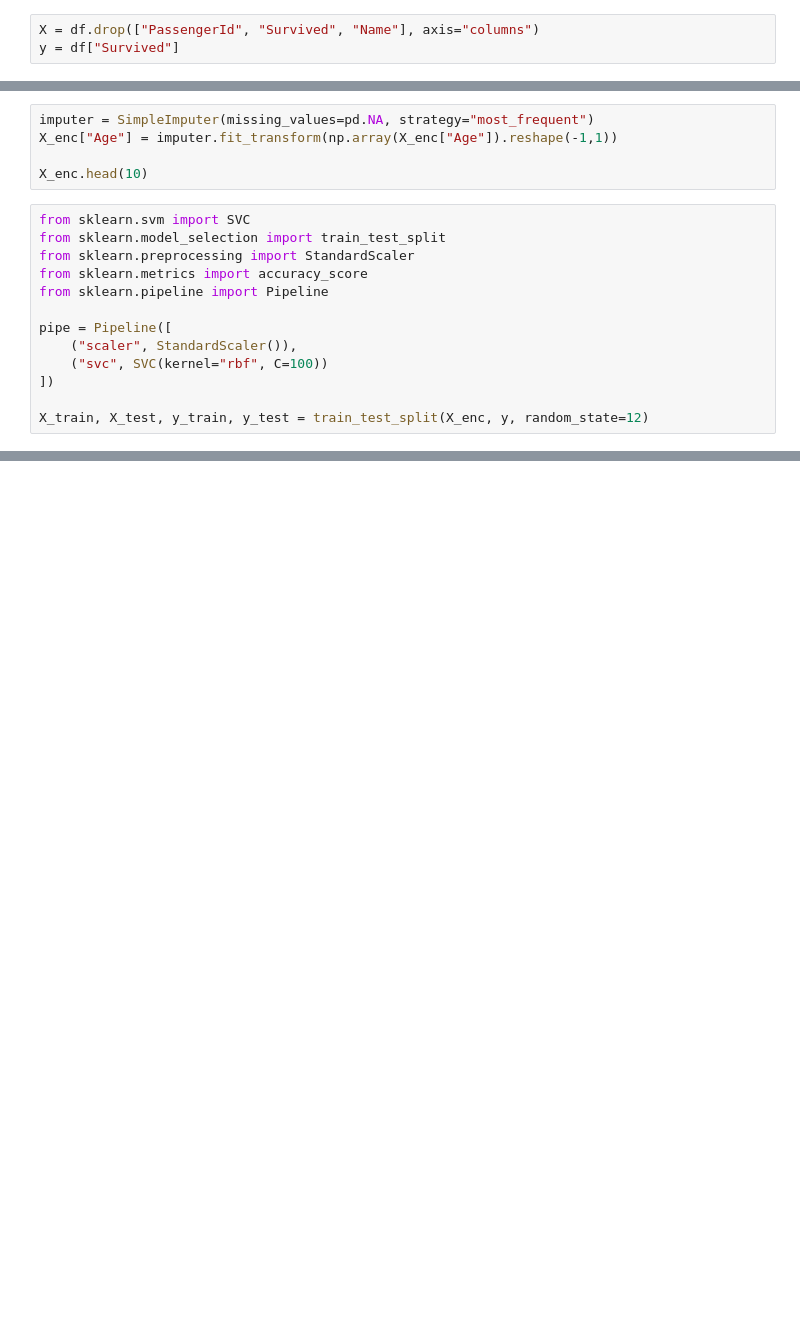
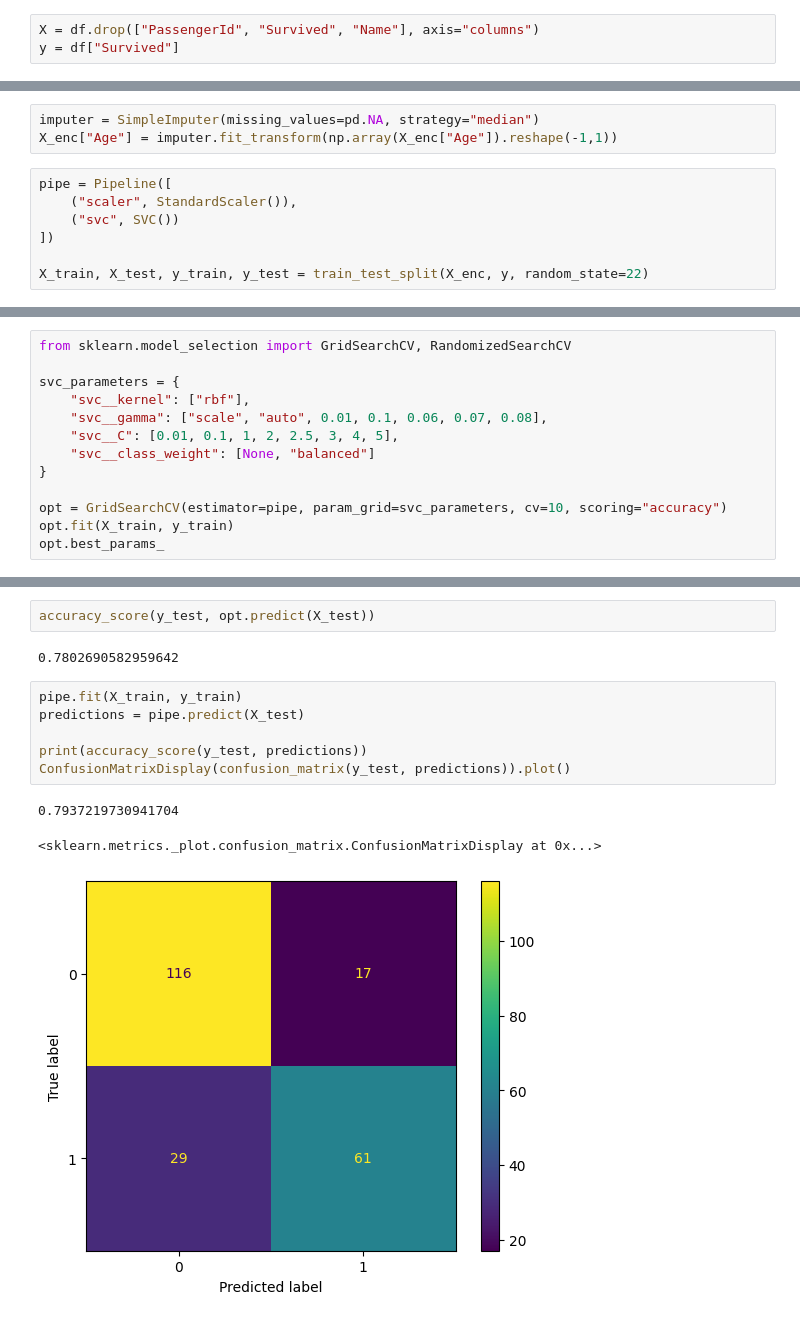
Before and after one commit to kasvoy/KaggleLearning, a Jupyter notebook: titanic/titanic.ipynb, the cells around one changed output, grey strips where cells are left out. Cells and saved outputs as stored; diff of their text form; blank space fills up the shorter version.

```diff
--- a/titanic/titanic.ipynb
+++ b/titanic/titanic.ipynb
@@ -34,18 +39,10 @@ X_enc = X_enc.drop(["Cabin", "Ticket"], axis = "columns")
 # %%
-imputer = SimpleImputer(missing_values=pd.NA, strategy="most_frequent")
+imputer = SimpleImputer(missing_values=pd.NA, strategy="median")
 X_enc["Age"] = imputer.fit_transform(np.array(X_enc["Age"]).reshape(-1,1))
-
-X_enc.head(10)
 # %%
-from sklearn.svm import SVC
-from sklearn.model_selection import train_test_split
-from sklearn.preprocessing import StandardScaler
-from sklearn.metrics import accuracy_score
-from sklearn.pipeline import Pipeline
-
 pipe = Pipeline([
     ("scaler", StandardScaler()),
-    ("svc", SVC(kernel="rbf", C=100))
+    ("svc", SVC())
 ])
 
-X_train, X_test, y_train, y_test = train_test_split(X_enc, y, random_state=12)
+X_train, X_test, y_train, y_test = train_test_split(X_enc, y, random_state=22)
@@ -70,0 +49,13 @@ print(accuracy_score(y_test, predictions))
+# %%
+from sklearn.model_selection import GridSearchCV, RandomizedSearchCV
+
+svc_parameters = {
+    "svc__kernel": ["rbf"],
+    "svc__gamma": ["scale", "auto", 0.01, 0.1, 0.06, 0.07, 0.08],
+    "svc__C": [0.01, 0.1, 1, 2, 2.5, 3, 4, 5],
+    "svc__class_weight": [None, "balanced"]
+}
+
+opt = GridSearchCV(estimator=pipe, param_grid=svc_parameters, cv=10, scoring="accuracy")
+opt.fit(X_train, y_train)
+opt.best_params_
@@ -70,0 +67,14 @@ print(accuracy_score(y_test, predictions))
+# %%
+accuracy_score(y_test, opt.predict(X_test))
+# %% [output]
+0.7802690582959642
+# %%
+pipe.fit(X_train, y_train)
+predictions = pipe.predict(X_test)
+
+print(accuracy_score(y_test, predictions))
+ConfusionMatrixDisplay(confusion_matrix(y_test, predictions)).plot()
+# %% [output]
+0.7937219730941704
+<sklearn.metrics._plot.confusion_matrix.ConfusionMatrixDisplay at 0x...>
+[figure, added]
```
Also changed, not shown: parts of 9 cells of this notebook.
